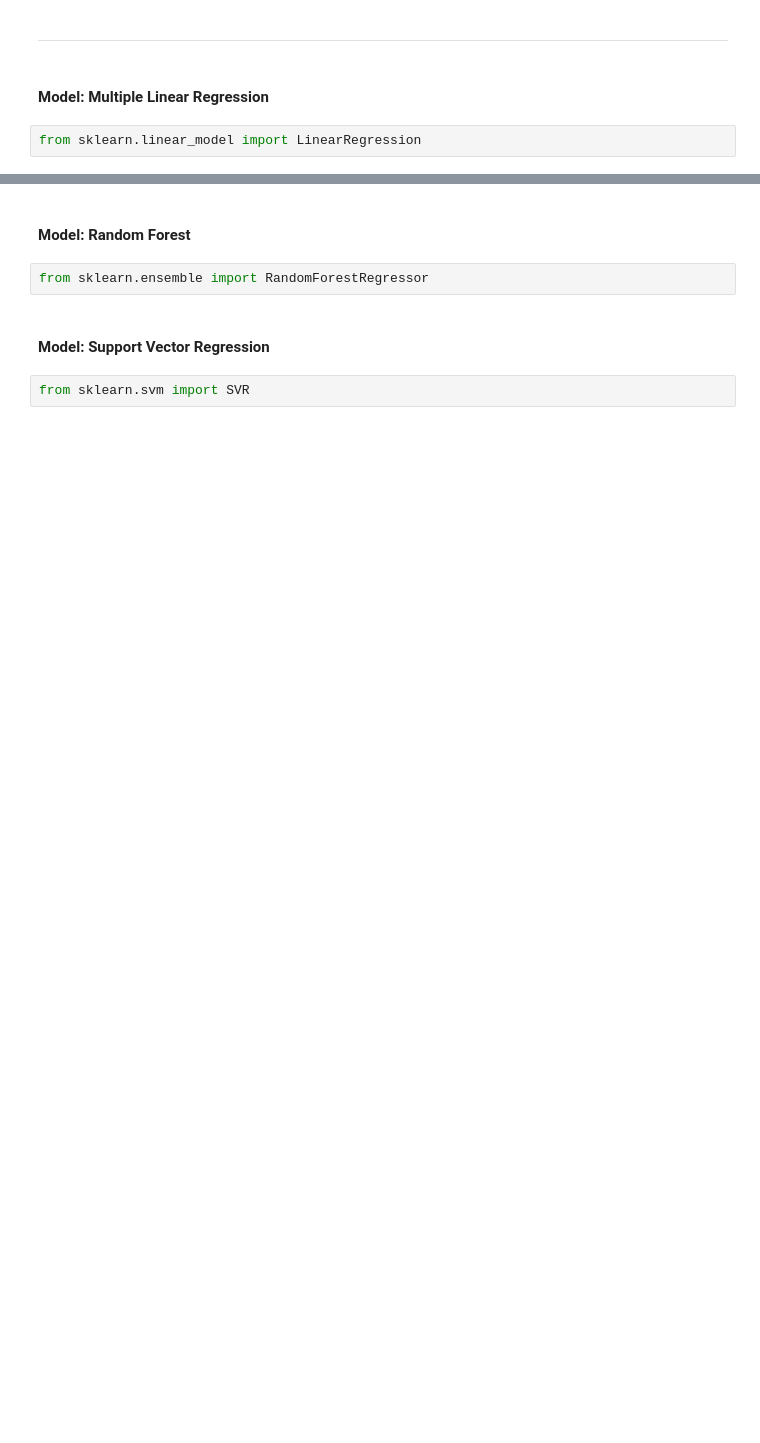
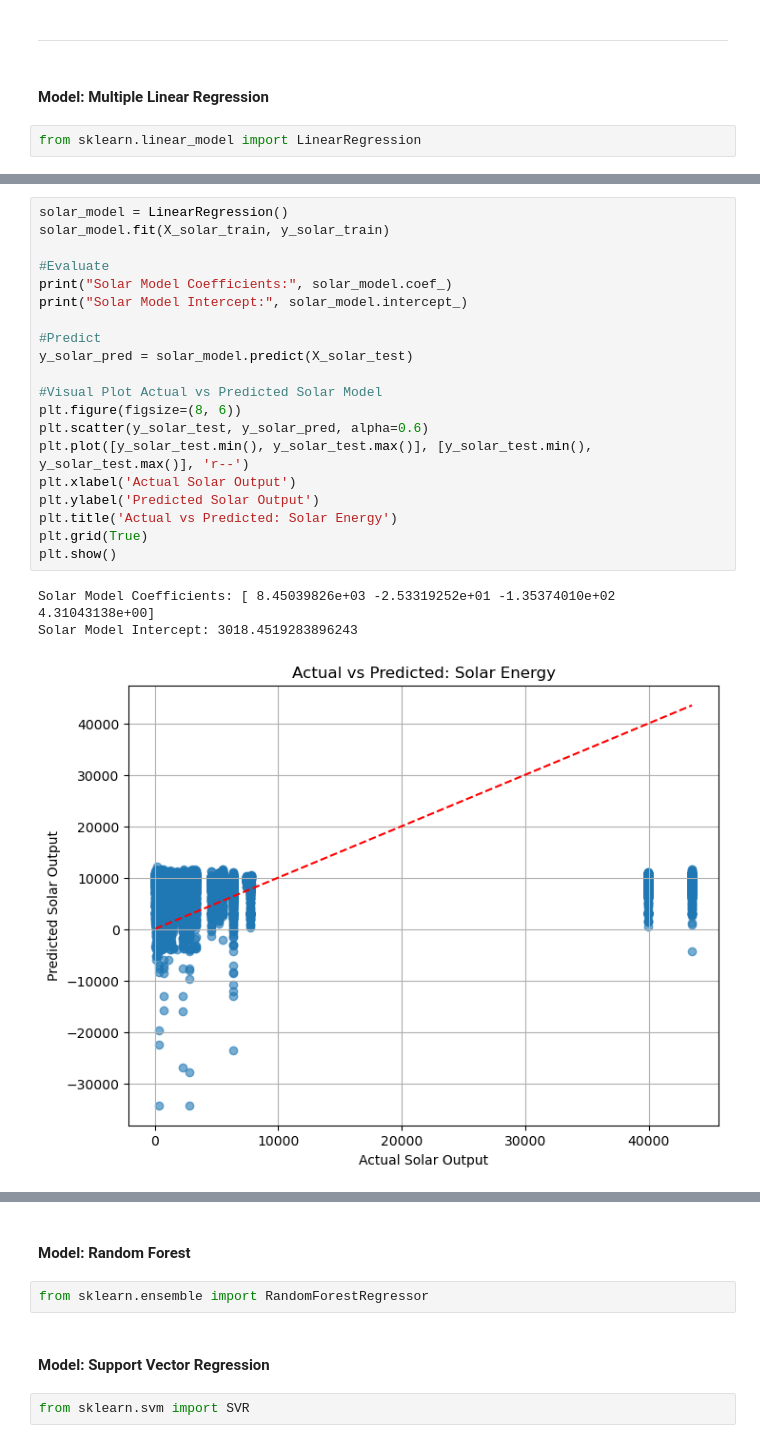
Before and after one commit to mcarbajal2/IFI8420-Assignments, a Jupyter notebook: Final Project/final_project.ipynb, the cells around one changed output, grey strips where cells are left out. Saved outputs shown, nothing was run; the diff lists cells and outputs as text; blank space fills up the shorter version.

```diff
--- a/Final Project/final_project.ipynb
+++ b/Final Project/final_project.ipynb
@@ -665,0 +632,24 @@ from sklearn.linear_model import LinearRegression
+# %%
+solar_model = LinearRegression()
+solar_model.fit(X_solar_train, y_solar_train)
+
+#Evaluate
+print("Solar Model Coefficients:", solar_model.coef_)
+print("Solar Model Intercept:", solar_model.intercept_)
+
+#Predict
+y_solar_pred = solar_model.predict(X_solar_test)
+
+#Visual Plot Actual vs Predicted Solar Model
+plt.figure(figsize=(8, 6))
+plt.scatter(y_solar_test, y_solar_pred, alpha=0.6)
+plt.plot([y_solar_test.min(), y_solar_test.max()], [y_solar_test.min(), y_solar_test.max()], 'r--')
+plt.xlabel('Actual Solar Output')
+plt.ylabel('Predicted Solar Output')
+plt.title('Actual vs Predicted: Solar Energy')
+plt.grid(True)
+plt.show()
+# %% [output]
+Solar Model Coefficients: [ 8.45039826e+03 -2.53319252e+01 -1.35374010e+02  4.31043138e+00]
+Solar Model Intercept: 3018.4519283896243
+[figure, added]
```
Also changed, not shown: parts of 23 cells of this notebook, 1 other file.
